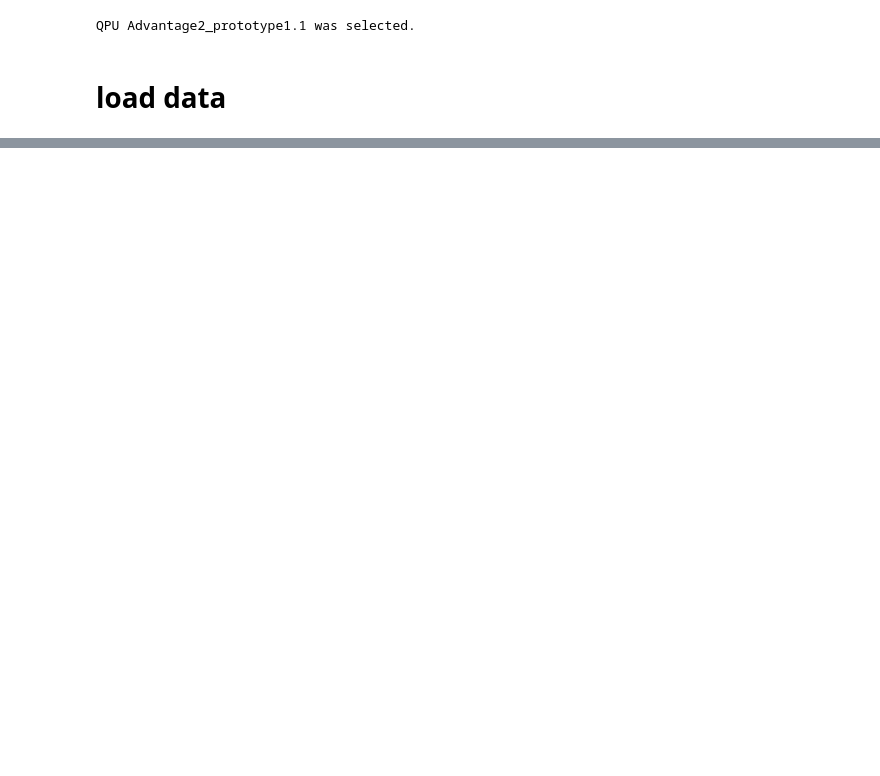
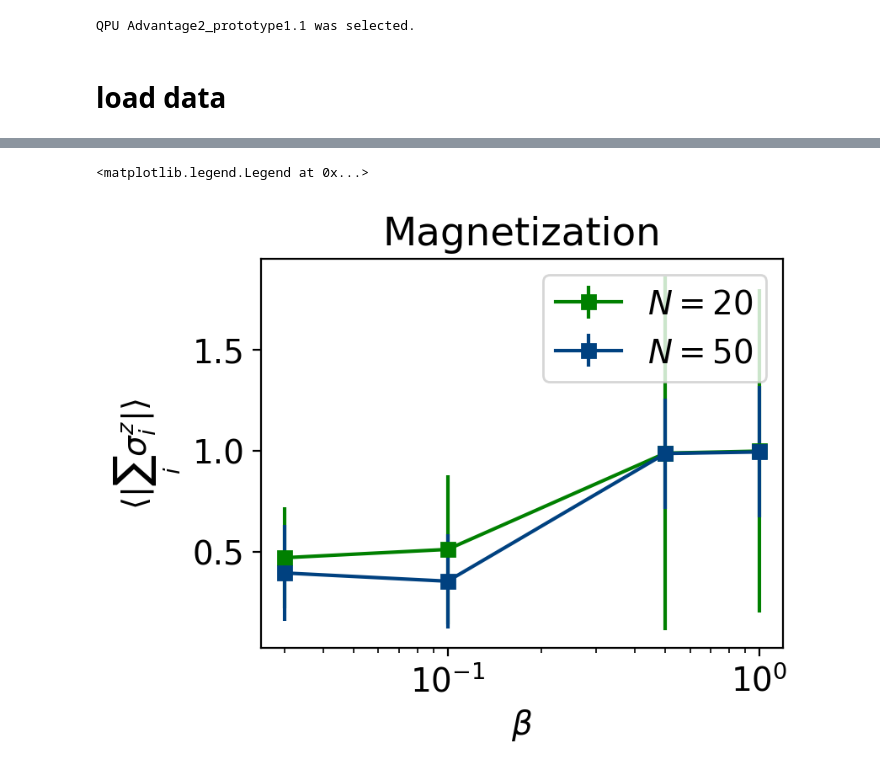
Before and after one commit to vdrouint/random-triangulations, a Jupyter notebook: data_analysis.ipynb, the cells around one changed output, grey strips where cells are left out. Drawn from its saved outputs; the diff is of its cells as text; code cells hidden in the pictures; blank space fills up the shorter version.

```diff
--- a/data_analysis.ipynb
+++ b/data_analysis.ipynb
@@ -173,0 +268,31 @@ fig.show()
+# %%
+where_to_save = "./data/processed/"
+filename_hs = where_to_save + "data_complete.hdf5"
+data = h5py.File(filename_hs, 'r')
+
+beta_range = np.array(data['ranges']['beta_range'])
+npts_range = np.array(data['ranges']['Npts'])
+# %%
+cmap = plt.colormaps['ocean']
+plt.rcParams['figure.dpi'] = 200
+plt.rcParams.update({'font.size':14})
+plt.figure(figsize=(4,3))
+
+for i in range(len(npts_range)):
+    yarr = np.zeros(len(beta_range))
+    yerr = np.zeros(len(beta_range))
+    for j in range(len(beta_range)):
+        mag_array = np.array(data["Npts={:.0f}_beta={:.2f}".format(npts_range[i], beta_range[j])]['mags'])
+        yarr[j] = np.mean(np.abs(mag_array))
+        # yarr[j] = np.mean(mag_array)
+        yerr[j] = np.mean(mag_array**2) -  (np.mean(mag_array))**2
+    plt.errorbar(beta_range, yarr, yerr = yerr, fmt = 's-', label = r'$N = ${:.0f}'.format(npts_range[i]), color = cmap(i/len(npts_range)))
+
+plt.title('Magnetization')
+plt.xscale('log')
+plt.xlabel(r'$\beta$')
+plt.ylabel(r'$\langle | \sum_i \sigma_i^z| \rangle$')
+plt.legend()
+# %% [output]
+<matplotlib.legend.Legend at 0x...>
+[figure, added]
```
Also changed, not shown: parts of 17 cells of this notebook, 1 other file.
